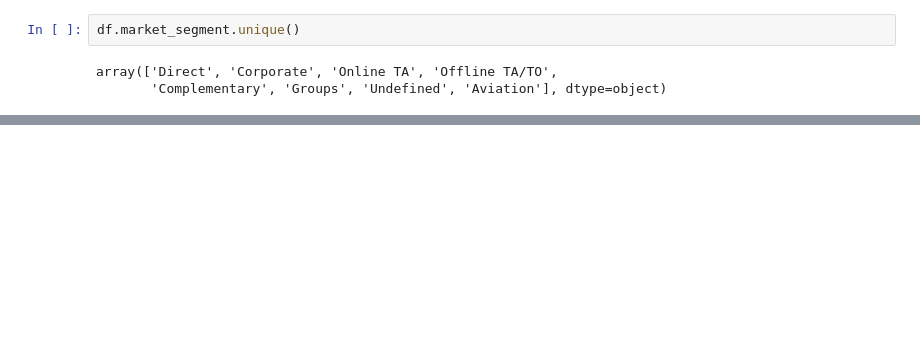
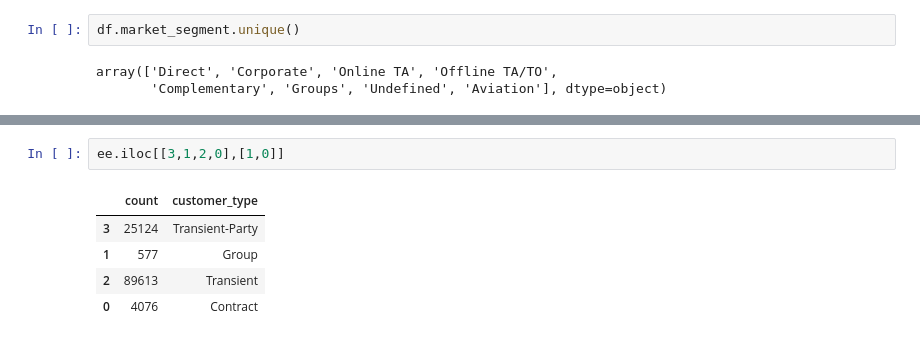
Before and after one commit to Sriharish19/EDA-Hotel-Booking-Capstone-Project-1, a Jupyter notebook: SH_Hotel_Booking_Capstone_Project.ipynb, the cells around one changed output, grey strips where cells are left out. Drawn from its saved outputs; the diff is of its cells as text; blank space fills up the shorter version.

```diff
--- a/SH_Hotel_Booking_Capstone_Project.ipynb
+++ b/SH_Hotel_Booking_Capstone_Project.ipynb
@@ -175,0 +213,8 @@ order=['Online TA','Direct', 'Corporate', 'Offline TA/TO',
+# %%
+ee.iloc[[3,1,2,0],[1,0]]
+# %% [output]
+|  | count | customer_type |
+| 3 | 25124 | Transient-Party |
+| 1 | 577 | Group |
+| 2 | 89613 | Transient |
+| 0 | 4076 | Contract |
```
Also changed, not shown: parts of 13 cells of this notebook.
